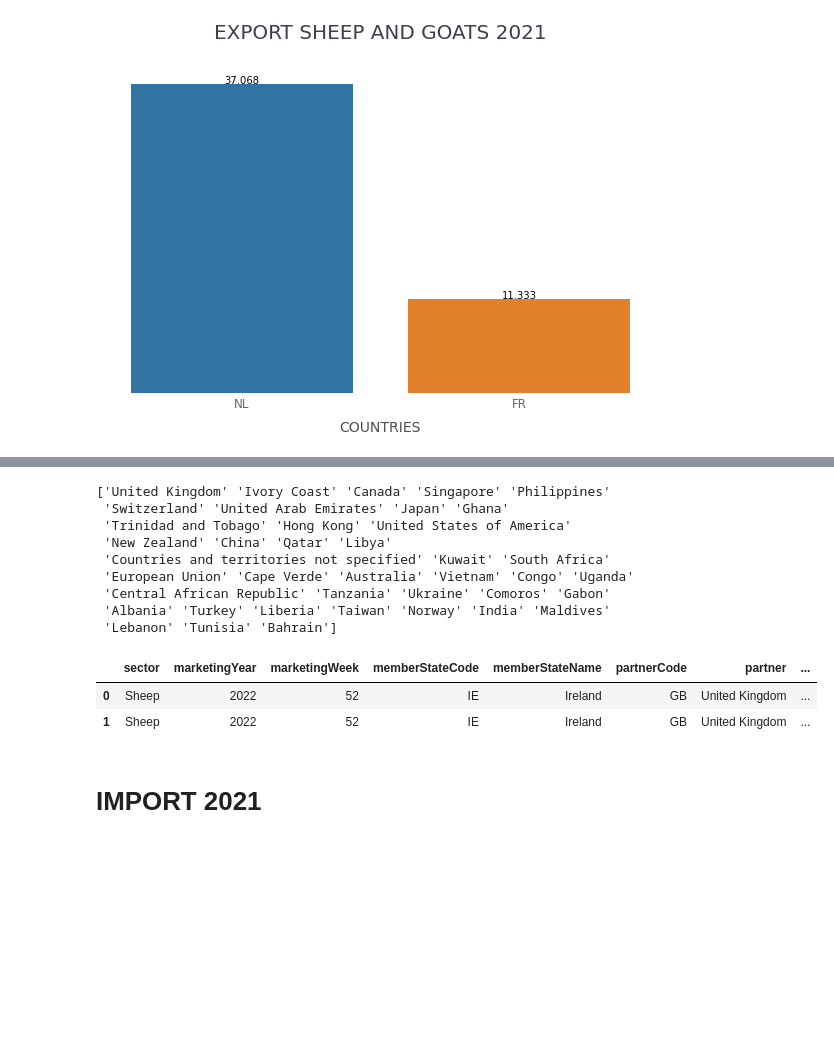
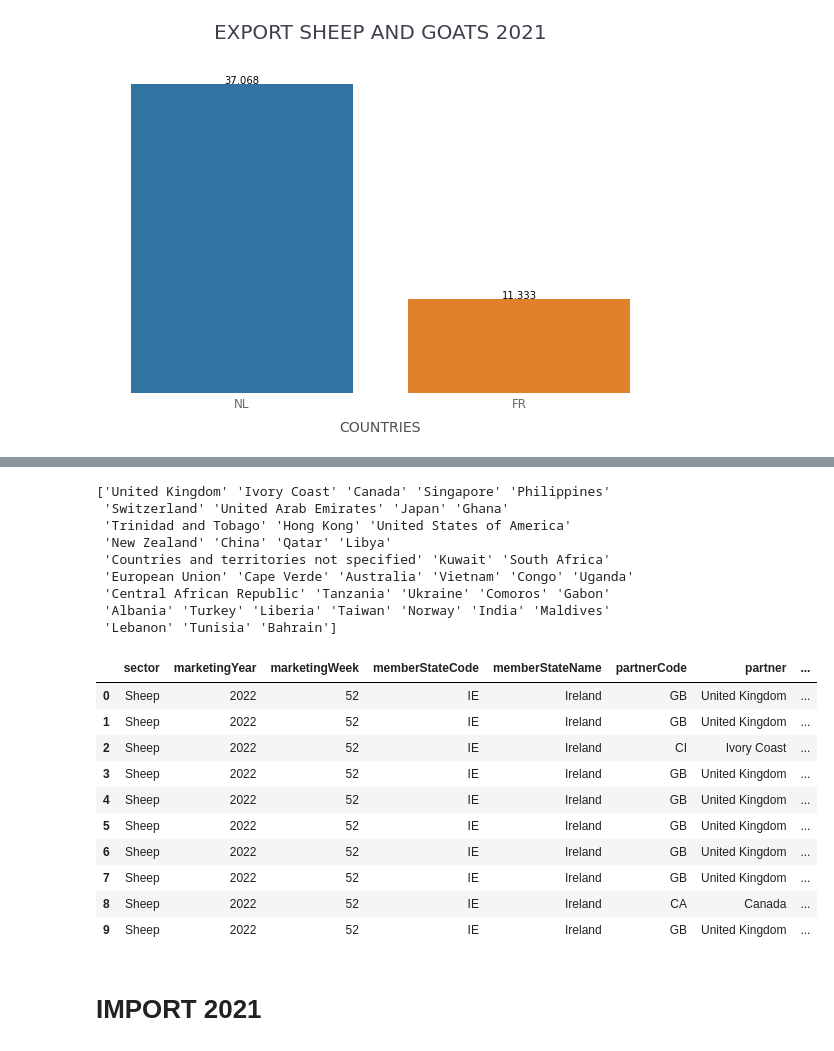
Before and after one commit to leticiacosta91/CA2_GIT, a Jupyter notebook: NEW_SHEEP.ipynb, the cells around one changed output, grey strips where cells are left out. Saved outputs shown, nothing was run; the diff lists cells and outputs as text; code cells hidden in the pictures; blank space fills up the shorter version.

```diff
--- a/NEW_SHEEP.ipynb
+++ b/NEW_SHEEP.ipynb
@@ -77,19 +77,27 @@ The file trade_export_IE.zip was read.
 # %%
 print(trade_export['partner'].unique())
-trade_export.head(2)
+trade_export.head(10)
 # %% [output]
 ['United Kingdom' 'Ivory Coast' 'Canada' 'Singapore' 'Philippines'
  'Switzerland' 'United Arab Emirates' 'Japan' 'Ghana'
  'Trinidad and Tobago' 'Hong Kong' 'United States of America'
  'New Zealand' 'China' 'Qatar' 'Libya'
  'Countries and territories not specified' 'Kuwait' 'South Africa'
  'European Union' 'Cape Verde' 'Australia' 'Vietnam' 'Congo' 'Uganda'
  'Central African Republic' 'Tanzania' 'Ukraine' 'Comoros' 'Gabon'
  'Albania' 'Turkey' 'Liberia' 'Taiwan' 'Norway' 'India' 'Maldives'
  'Lebanon' 'Tunisia' 'Bahrain']
 |  | sector | marketingYear | marketingWeek | memberStateCode | memberStateName | partnerCode | partner | ... |
 | 0 | Sheep | 2022 | 52 | IE | Ireland | GB | United Kingdom | ... |
 | 1 | Sheep | 2022 | 52 | IE | Ireland | GB | United Kingdom | ... |
+| 2 | Sheep | 2022 | 52 | IE | Ireland | CI | Ivory Coast | ... |
+| 3 | Sheep | 2022 | 52 | IE | Ireland | GB | United Kingdom | ... |
+| 4 | Sheep | 2022 | 52 | IE | Ireland | GB | United Kingdom | ... |
+| 5 | Sheep | 2022 | 52 | IE | Ireland | GB | United Kingdom | ... |
+| 6 | Sheep | 2022 | 52 | IE | Ireland | GB | United Kingdom | ... |
+| 7 | Sheep | 2022 | 52 | IE | Ireland | GB | United Kingdom | ... |
+| 8 | Sheep | 2022 | 52 | IE | Ireland | CA | Canada | ... |
+| 9 | Sheep | 2022 | 52 | IE | Ireland | GB | United Kingdom | ... |
 # %% [markdown]
 # IMPORT 2021
 # %%
```
Also changed, not shown: parts of 16 cells of this notebook.
